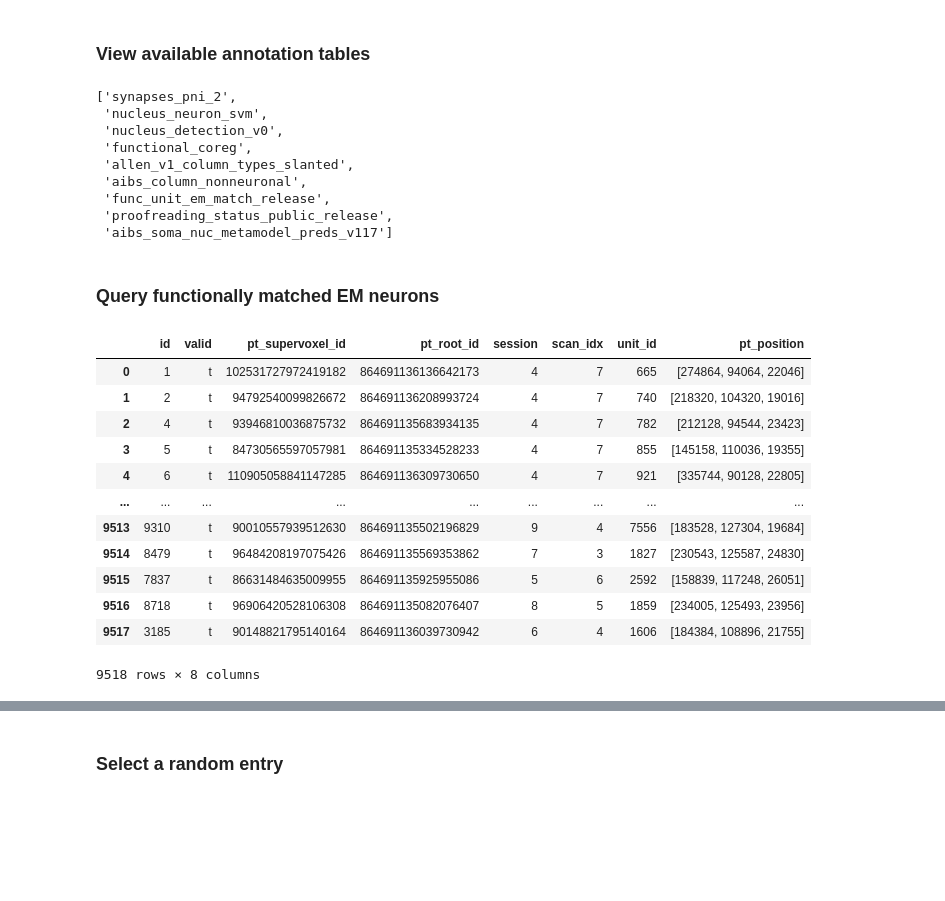
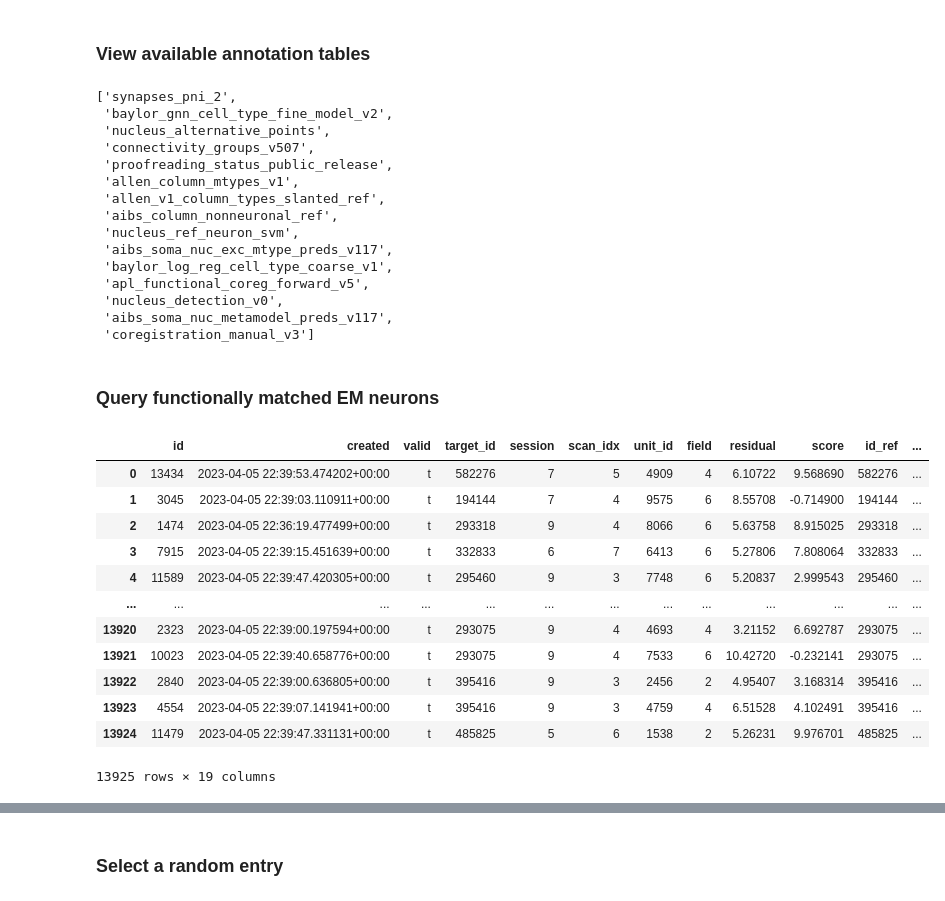
Before and after one commit to cajal/microns_phase3_nda, a Jupyter notebook: tutorial_notebooks/Matched_Cell_Functional_Data.ipynb, the cells around one changed output, grey strips where cells are left out. Cells and saved outputs as stored; diff of their text form; code cells hidden in the pictures; blank space fills up the shorter version.

Commit message:
update notebooks to CAVE public version 661

```diff
--- a/tutorial_notebooks/Matched_Cell_Functional_Data.ipynb
+++ b/tutorial_notebooks/Matched_Cell_Functional_Data.ipynb
@@ -30,4 +39,4 @@ client.auth.save_token(token="PASTE_YOUR_TOKEN_HERE", overwrite=True)
 # %%
 # this is the datastack name of the public release
 # passing it will auto-configure many of the services
-client = CAVEclient('minnie65_public_v343')
+client = CAVEclient('minnie65_public')
@@ -34,38 +53,46 @@ client = CAVEclient('minnie65_public_v343')
+# %%
+client.materialize.version = 661
 # %% [markdown]
 ### View available annotation tables
 # %%
 client.materialize.get_tables()
 # %% [output]
 ['synapses_pni_2',
- 'nucleus_neuron_svm',
+ 'baylor_gnn_cell_type_fine_model_v2',
+ 'nucleus_alternative_points',
+ 'connectivity_groups_v507',
+ 'proofreading_status_public_release',
+ 'allen_column_mtypes_v1',
+ 'allen_v1_column_types_slanted_ref',
+ 'aibs_column_nonneuronal_ref',
+ 'nucleus_ref_neuron_svm',
+ 'aibs_soma_nuc_exc_mtype_preds_v117',
+ 'baylor_log_reg_cell_type_coarse_v1',
+ 'apl_functional_coreg_forward_v5',
  'nucleus_detection_v0',
- 'functional_coreg',
- 'allen_v1_column_types_slanted',
- 'aibs_column_nonneuronal',
- 'func_unit_em_match_release',
- 'proofreading_status_public_release',
- 'aibs_soma_nuc_metamodel_preds_v117']
+ 'aibs_soma_nuc_metamodel_preds_v117',
+ 'coregistration_manual_v3']
 # %% [markdown]
 ### Query functionally matched EM neurons
 # %%
 import pandas as pd
 # %%
-matched_df = client.materialize.query_table('functional_coreg')
+matched_df = client.materialize.query_table('coregistration_manual_v3')
 matched_df
 # %% [output]
-|  | id | valid | pt_supervoxel_id | pt_root_id | session | scan_idx | unit_id | pt_position |
-| 0 | 1 | t | 102531727972419182 | 864691136136642173 | 4 | 7 | 665 | [274864, 94064, 22046] |
-| 1 | 2 | t | 94792540099826672 | 864691136208993724 | 4 | 7 | 740 | [218320, 104320, 19016] |
-| 2 | 4 | t | 93946810036875732 | 864691135683934135 | 4 | 7 | 782 | [212128, 94544, 23423] |
-| 3 | 5 | t | 84730565597057981 | 864691135334528233 | 4 | 7 | 855 | [145158, 110036, 19355] |
-| 4 | 6 | t | 110905058841147285 | 864691136309730650 | 4 | 7 | 921 | [335744, 90128, 22805] |
-| ... | ... | ... | ... | ... | ... | ... | ... | ... |
-| 9513 | 9310 | t | 90010557939512630 | 864691135502196829 | 9 | 4 | 7556 | [183528, 127304, 19684] |
-| 9514 | 8479 | t | 96484208197075426 | 864691135569353862 | 7 | 3 | 1827 | [230543, 125587, 24830] |
-| 9515 | 7837 | t | 86631484635009955 | 864691135925955086 | 5 | 6 | 2592 | [158839, 117248, 26051] |
-| 9516 | 8718 | t | 96906420528106308 | 864691135082076407 | 8 | 5 | 1859 | [234005, 125493, 23956] |
-| 9517 | 3185 | t | 90148821795140164 | 864691136039730942 | 6 | 4 | 1606 | [184384, 108896, 21755] |
+|  | id | created | valid | target_id | session | scan_idx | unit_id | field | residual | score | id_ref | ... |
+| 0 | 13434 | 2023-04-05 22:39:53.474202+00:00 | t | 582276 | 7 | 5 | 4909 | 4 | 6.10722 | 9.568690 | 582276 | ... |
+| 1 | 3045 | 2023-04-05 22:39:03.110911+00:00 | t | 194144 | 7 | 4 | 9575 | 6 | 8.55708 | -0.714900 | 194144 | ... |
+| 2 | 1474 | 2023-04-05 22:36:19.477499+00:00 | t | 293318 | 9 | 4 | 8066 | 6 | 5.63758 | 8.915025 | 293318 | ... |
+| 3 | 7915 | 2023-04-05 22:39:15.451639+00:00 | t | 332833 | 6 | 7 | 6413 | 6 | 5.27806 | 7.808064 | 332833 | ... |
+| 4 | 11589 | 2023-04-05 22:39:47.420305+00:00 | t | 295460 | 9 | 3 | 7748 | 6 | 5.20837 | 2.999543 | 295460 | ... |
+| ... | ... | ... | ... | ... | ... | ... | ... | ... | ... | ... | ... | ... |
+| 13920 | 2323 | 2023-04-05 22:39:00.197594+00:00 | t | 293075 | 9 | 4 | 4693 | 4 | 3.21152 | 6.692787 | 293075 | ... |
+| 13921 | 10023 | 2023-04-05 22:39:40.658776+00:00 | t | 293075 | 9 | 4 | 7533 | 6 | 10.42720 | -0.232141 | 293075 | ... |
+| 13922 | 2840 | 2023-04-05 22:39:00.636805+00:00 | t | 395416 | 9 | 3 | 2456 | 2 | 4.95407 | 3.168314 | 395416 | ... |
+| 13923 | 4554 | 2023-04-05 22:39:07.141941+00:00 | t | 395416 | 9 | 3 | 4759 | 4 | 6.51528 | 4.102491 | 395416 | ... |
+| 13924 | 11479 | 2023-04-05 22:39:47.331131+00:00 | t | 485825 | 5 | 6 | 1538 | 2 | 5.26231 | 9.976701 | 485825 | ... |
-9518 rows × 8 columns
+13925 rows × 19 columns
 # %% [markdown]
 ### Column descriptions:
 
```
Also changed, not shown: parts of 6 cells of this notebook.
